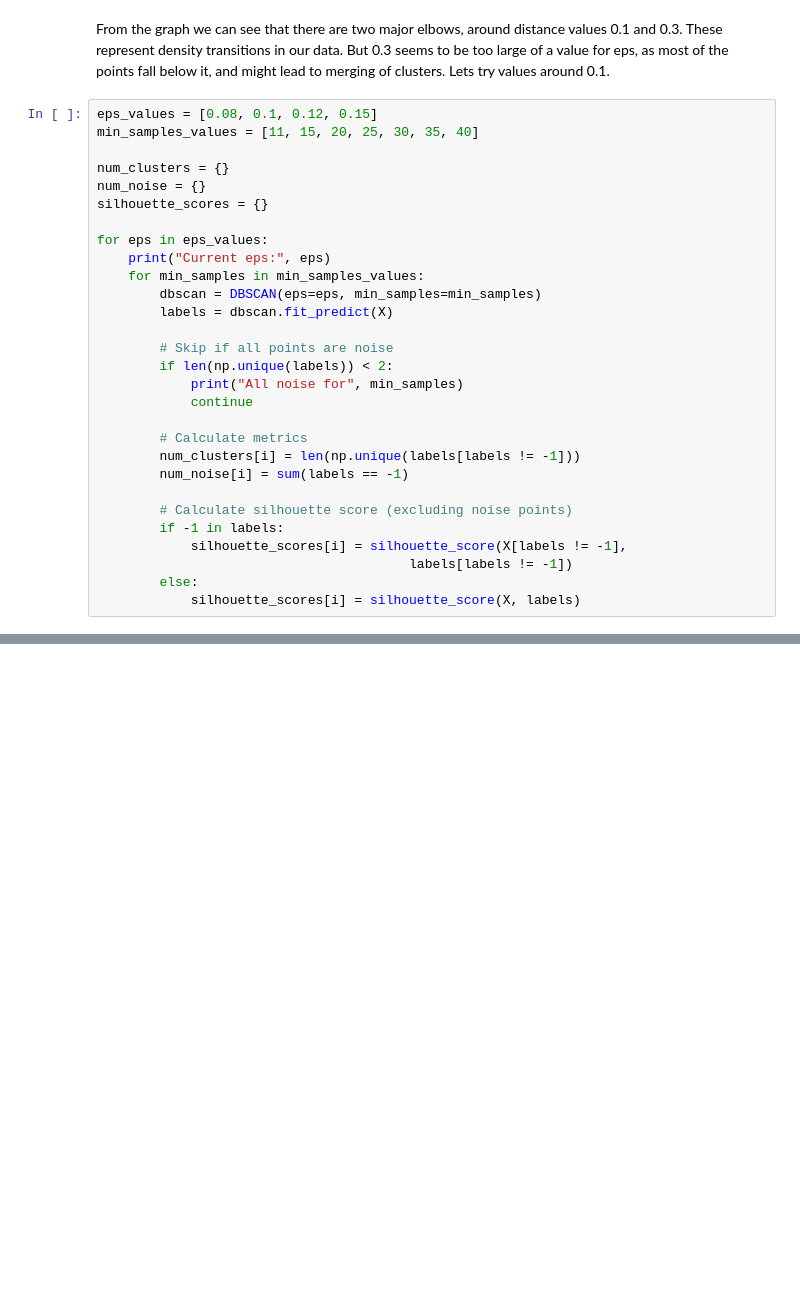
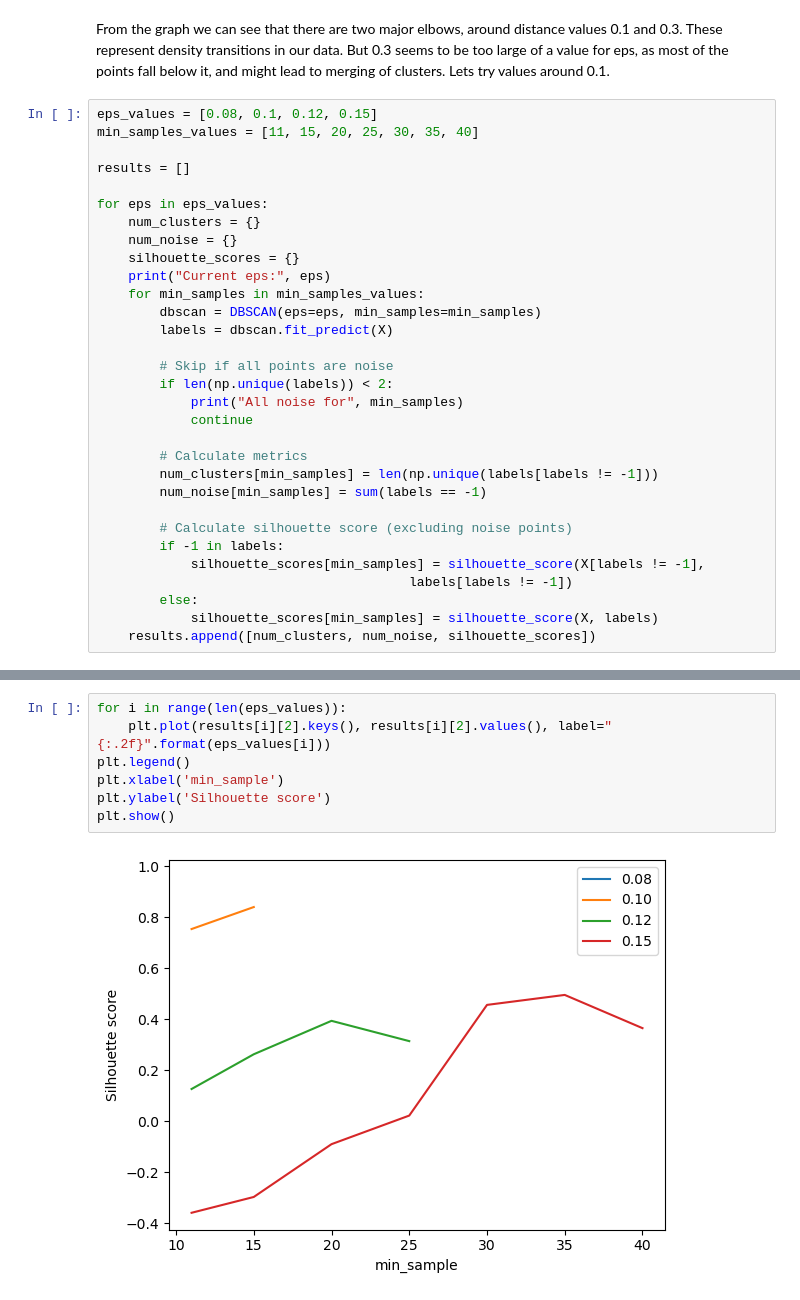
Before and after one commit to ty4g1/music_mood_classifier, a Jupyter notebook: music_clustering.ipynb, the cells around one changed output, grey strips where cells are left out. Drawn from its saved outputs; the diff is of its cells as text; blank space fills up the shorter version.

```diff
--- a/music_clustering.ipynb
+++ b/music_clustering.ipynb
@@ -235,11 +235,12 @@ From the graph we can see that there are two major elbows, around distance value
 eps_values = [0.08, 0.1, 0.12, 0.15]
 min_samples_values = [11, 15, 20, 25, 30, 35, 40]
 
-num_clusters = {}
-num_noise = {}
-silhouette_scores = {}
+results = []
 
 for eps in eps_values:
+    num_clusters = {}
+    num_noise = {}
+    silhouette_scores = {}
     print("Current eps:", eps)
     for min_samples in min_samples_values:
         dbscan = DBSCAN(eps=eps, min_samples=min_samples)
@@ -251,13 +252,14 @@ for eps in eps_values:
             continue
 
         # Calculate metrics
-        num_clusters[i] = len(np.unique(labels[labels != -1]))
-        num_noise[i] = sum(labels == -1)
+        num_clusters[min_samples] = len(np.unique(labels[labels != -1]))
+        num_noise[min_samples] = sum(labels == -1)
 
         # Calculate silhouette score (excluding noise points)
         if -1 in labels:
-            silhouette_scores[i] = silhouette_score(X[labels != -1],
+            silhouette_scores[min_samples] = silhouette_score(X[labels != -1],
                                         labels[labels != -1])
         else:
-            silhouette_scores[i] = silhouette_score(X, labels)
+            silhouette_scores[min_samples] = silhouette_score(X, labels)
+    results.append([num_clusters, num_noise, silhouette_scores])
 # %% [output]
@@ -318,0 +302,9 @@ plt.plot(silhouette_scores.keys(), silhouette_scores.values())
+# %%
+for i in range(len(eps_values)):
+    plt.plot(results[i][2].keys(), results[i][2].values(), label="{:.2f}".format(eps_values[i]))
+plt.legend()
+plt.xlabel('min_sample')
+plt.ylabel('Silhouette score')
+plt.show()
+# %% [output]
+[figure, added]
```
Also changed, not shown: parts of 11 cells of this notebook.
